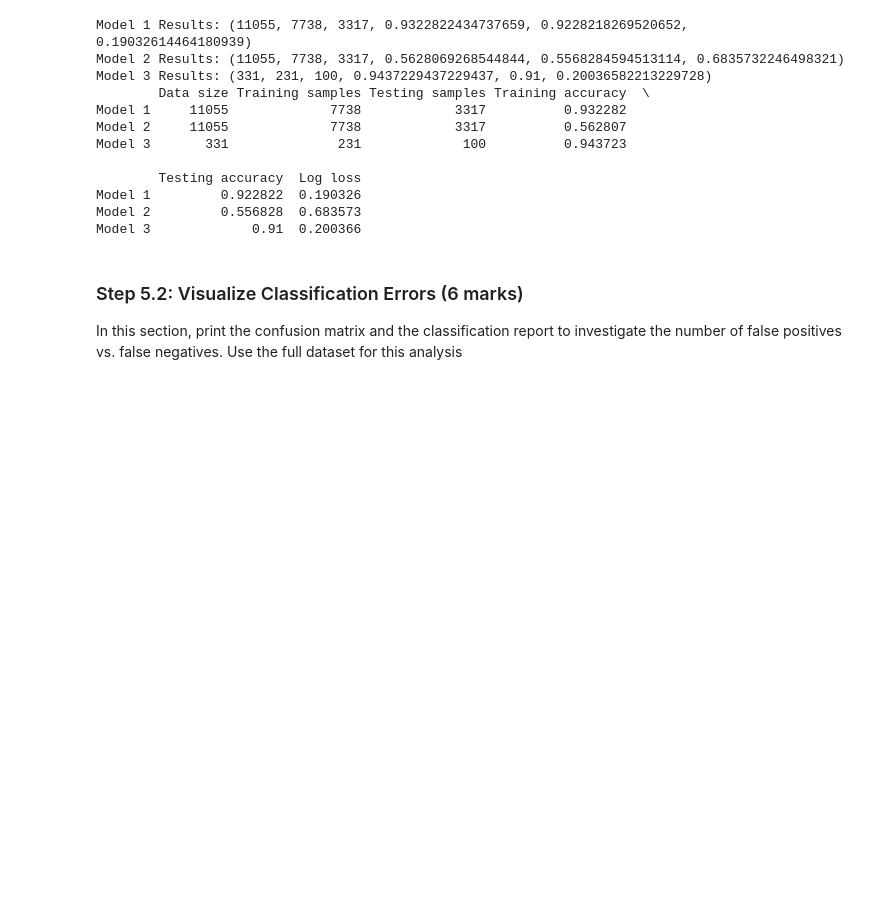
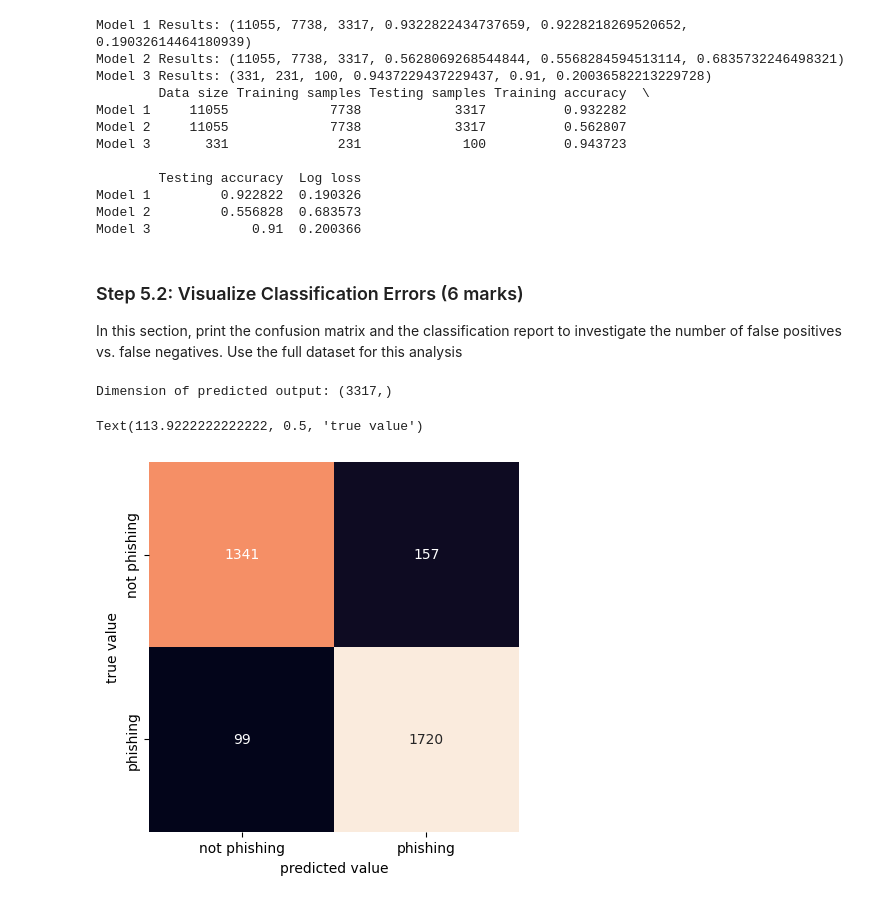
Before and after one commit to JiagengMi/engg680_2024_fall, a Jupyter notebook: Lab_Assignment3/IntroductionToMachineLearning.ipynb, the cells around one changed output. Drawn from its saved outputs; the diff is of its cells as text; code cells hidden in the pictures; blank space fills up the shorter version.

```diff
--- a/Lab_Assignment3/IntroductionToMachineLearning.ipynb
+++ b/Lab_Assignment3/IntroductionToMachineLearning.ipynb
@@ -613,12 +613,27 @@ In this section, print the confusion matrix and the classification report to inv
 # %%
 # TO DO: Retrieve target vector and predicted values for testing set using full dataset and print the dimension of the predicted output (2 mark)
 # Note: 70% training set, 30% testing set
+X_train, X_test, y_train, y_test = train_test_split(X, y, test_size = 0.3, random_state = 0)
+y_train = y_train.values.ravel()
+y_test = y_test.values.ravel()
+model = LR.fit(X_train, y_train)
+y_pred = model.predict(X_test)
+
+print("Dimension of predicted output:", y_pred.shape)
+# %% [output]
+Dimension of predicted output: (3317,)
 # %%
 import seaborn as sns
 from sklearn.metrics import confusion_matrix
 
 # TO DO: Calculate confusion matrix (2 marks) : conf_mat
-
+conf_mat = confusion_matrix(y_test, y_pred)
 # Below code prints confusion matrix using a heatmap
+sns.heatmap(conf_mat, xticklabels=['not phishing', 'phishing'],  yticklabels=['not phishing', 'phishing'], square=True, annot=True, cbar=False, fmt='d')
+plt.xlabel('predicted value')
+plt.ylabel('true value')
+# %% [output]
+Text(113.9222222222222, 0.5, 'true value')
+[figure, added]
 # %%
 # TO DO: Print classification report (2 marks)
```
Also changed, not shown: parts of 2 cells of this notebook.
